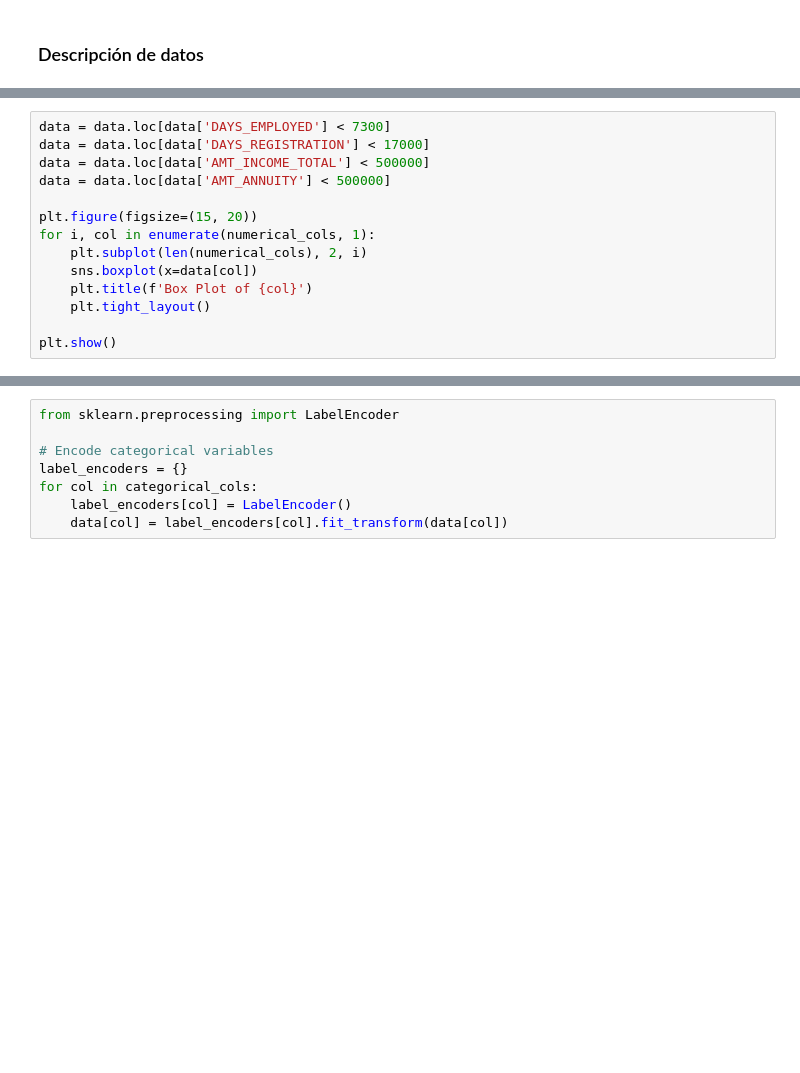
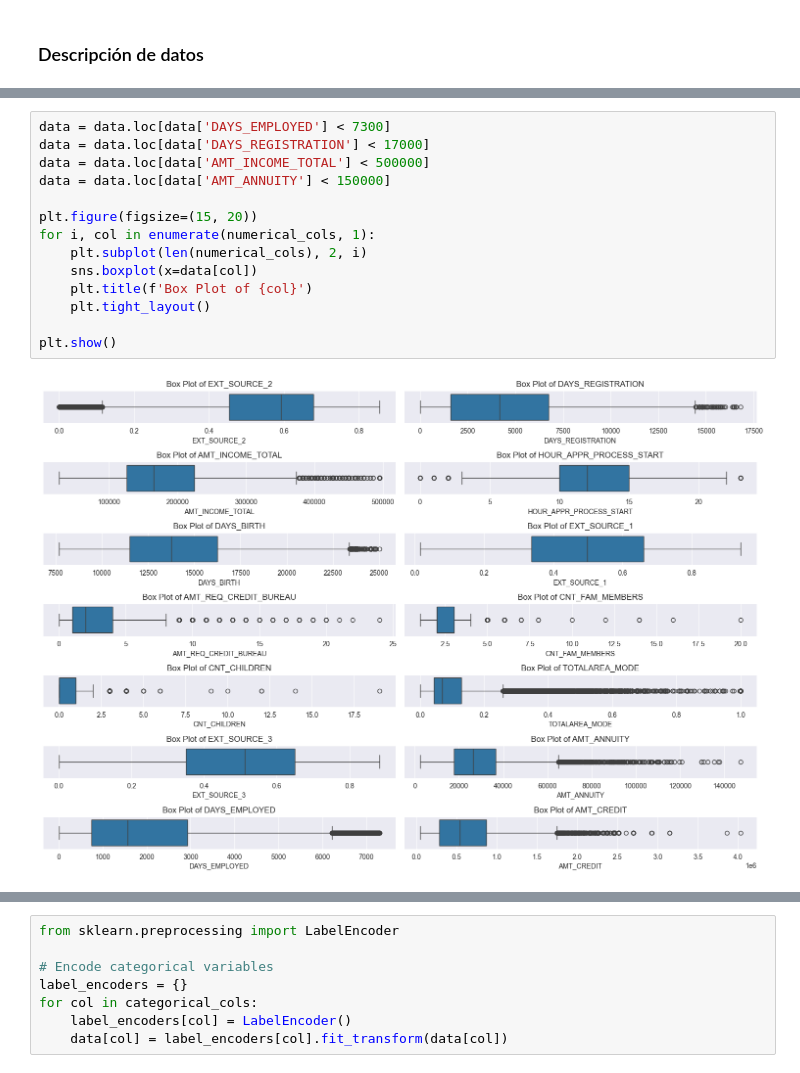
Before and after one commit to maho10/finalSeminarioII, a Jupyter notebook: analisis_exploratorio.ipynb, the cells around one changed output, grey strips where cells are left out. Saved outputs shown, nothing was run; the diff lists cells and outputs as text; blank space fills up the shorter version.

```diff
--- a/analisis_exploratorio.ipynb
+++ b/analisis_exploratorio.ipynb
@@ -279,16 +282,18 @@ plt.show()
 # %%
 data = data.loc[data['DAYS_EMPLOYED'] < 7300]
 data = data.loc[data['DAYS_REGISTRATION'] < 17000]
 data = data.loc[data['AMT_INCOME_TOTAL'] < 500000]
-data = data.loc[data['AMT_ANNUITY'] < 500000]
+data = data.loc[data['AMT_ANNUITY'] < 150000]
 
 plt.figure(figsize=(15, 20))
 for i, col in enumerate(numerical_cols, 1):
     plt.subplot(len(numerical_cols), 2, i)
     sns.boxplot(x=data[col])
     plt.title(f'Box Plot of {col}')
     plt.tight_layout()
 
 plt.show()
+# %% [output]
+[figure, added]
 # %%
 data['TARGET'].value_counts()
```
Also changed, not shown: parts of 22 cells of this notebook.
